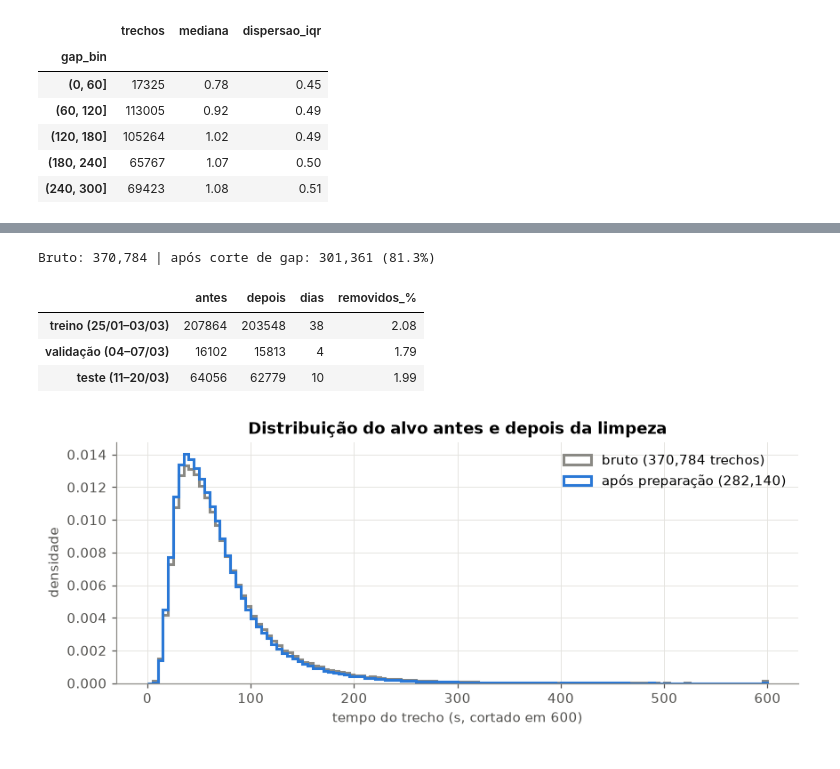
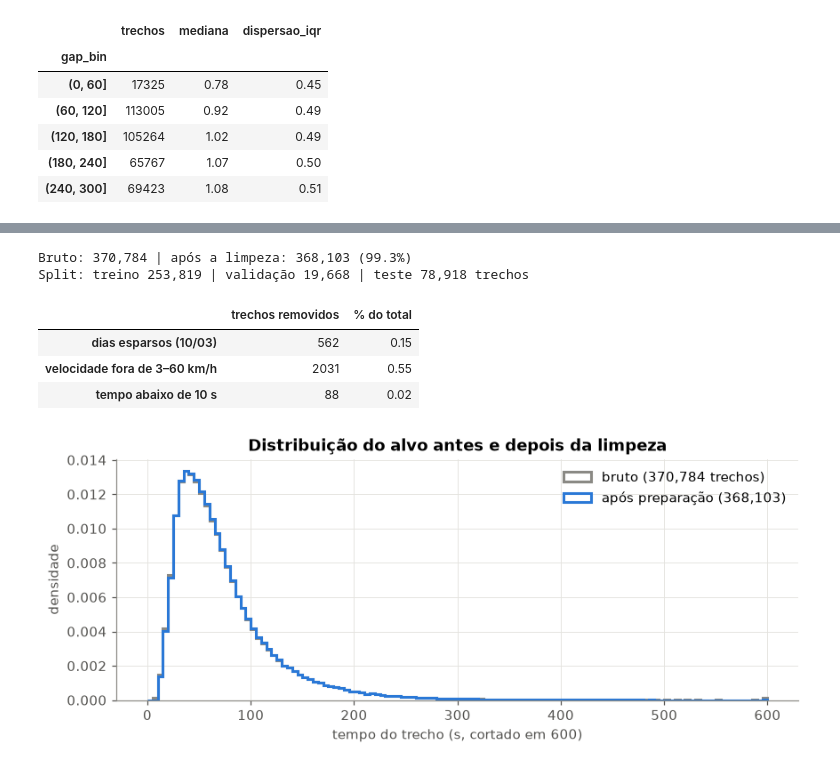
Before and after one commit to figdavi/onibus-ia, a Jupyter notebook: notebooks/01_eda_temporal.ipynb, the cells around one changed output, grey strips where cells are left out. Drawn from its saved outputs; the diff is of its cells as text; code cells hidden in the pictures.

```diff
--- a/notebooks/01_eda_temporal.ipynb
+++ b/notebooks/01_eda_temporal.ipynb
@@ -318,37 +343,38 @@ com o GPS de 2019).
 # %%
-splits = prep.prepare(raw)
-after_gap = prep.filter_quality(prep.add_calendar(raw))
-tr, va, te = prep.temporal_split(after_gap)
-funnel = pd.DataFrame({
-    "antes": [len(tr), len(va), len(te)],
-    "depois": [len(splits.train), len(splits.val), len(splits.test)],
-    "dias": [splits.train["service_date"].nunique(), splits.val["service_date"].nunique(),
-             splits.test["service_date"].nunique()],
-}, index=["treino (25/01–03/03)", "validação (04–07/03)", "teste (11–20/03)"])
-funnel["removidos_%"] = 100 * (1 - funnel["depois"] / funnel["antes"])
-print(f"Bruto: {len(raw):,} | após corte de gap: {len(after_gap):,} "
-      f"({100 * len(after_gap) / len(raw):.1f}%)")
+clean = common.prepare(raw)
+report = clean.attrs["prepare_report"]
+funnel = pd.Series({
+    "dias esparsos (10/03)": report["sparse_days"],
+    "velocidade fora de 3–60 km/h": report["implausible_speed"],
+    "tempo abaixo de 10 s": report["too_short"],
+}, name="trechos removidos").to_frame()
+funnel["% do total"] = 100 * funnel["trechos removidos"] / report["rows_in"]
+print(f"Bruto: {report['rows_in']:,} | após a limpeza: {report['rows_out']:,} "
+      f"({100 * report['rows_out'] / report['rows_in']:.1f}%)")
+train, val, test = common.split(clean)
+print(f"Split: treino {len(train):,} | validação {len(val):,} | teste {len(test):,} trechos")
 funnel
 # %% [output]
-Bruto: 370,784 | após corte de gap: 301,361 (81.3%)
+Bruto: 370,784 | após a limpeza: 368,103 (99.3%)
+Split: treino 253,819 | validação 19,668 | teste 78,918 trechos
-|  | antes | depois | dias | removidos_% |
-| treino (25/01–03/03) | 207864 | 203548 | 38 | 2.08 |
-| validação (04–07/03) | 16102 | 15813 | 4 | 1.79 |
-| teste (11–20/03) | 64056 | 62779 | 10 | 1.99 |
+|  | trechos removidos | % do total |
+| dias esparsos (10/03) | 562 | 0.15 |
+| velocidade fora de 3–60 km/h | 2031 | 0.55 |
+| tempo abaixo de 10 s | 88 | 0.02 |
 # %%
-clean_all = pd.concat([splits.train, splits.val, splits.test])
+clean_all = clean
 bins = np.arange(0, 605, 5)
 fig, ax = plt.subplots(figsize=(9, 3.2))
 ax.hist(seg["travel_time_s"].clip(upper=600), bins=bins, density=True, histtype="step",
         color=MUTED, lw=2, label=f"bruto ({len(seg):,} trechos)")
 ax.hist(clean_all["travel_time_s"].clip(upper=600), bins=bins, density=True, histtype="step",
         color=COLOR["útil"], lw=2, label=f"após preparação ({len(clean_all):,})")
 ax.set_xlabel("tempo do trecho (s, cortado em 600)"); ax.set_ylabel("densidade")
 ax.set_title("Distribuição do alvo antes e depois da limpeza")
 ax.legend(frameon=False)
 plt.show()
 # %% [output]
-[figure, old version]
+[figure, new version]
 # %% [markdown]
 ## 6. Conclusões
 
```
Also changed, not shown: parts of 6 cells of this notebook, 2 other files.
